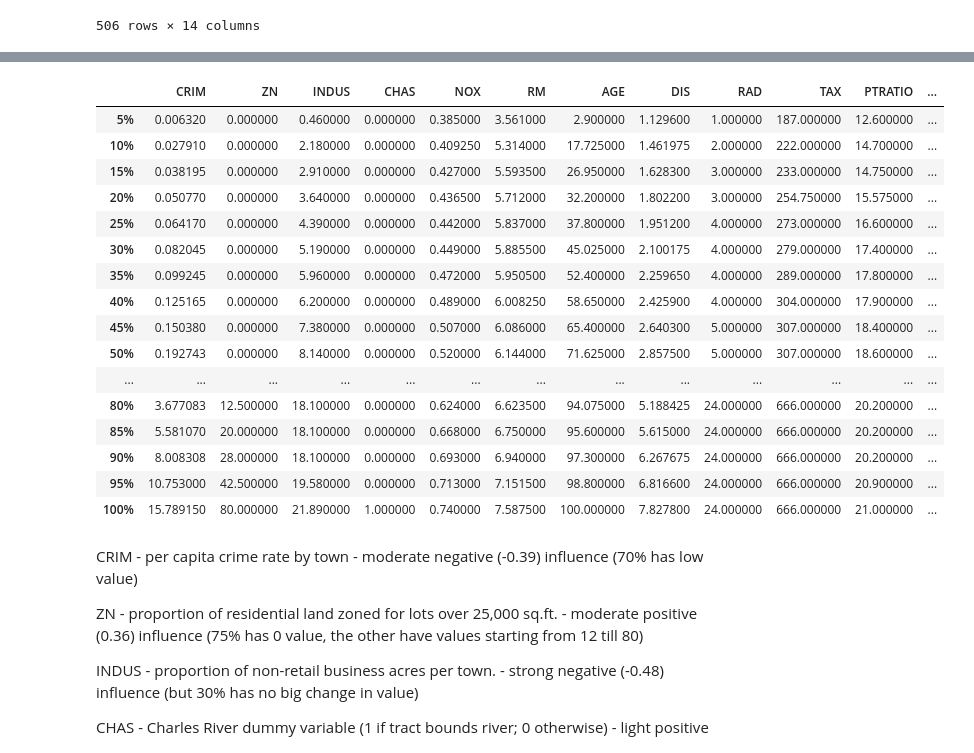
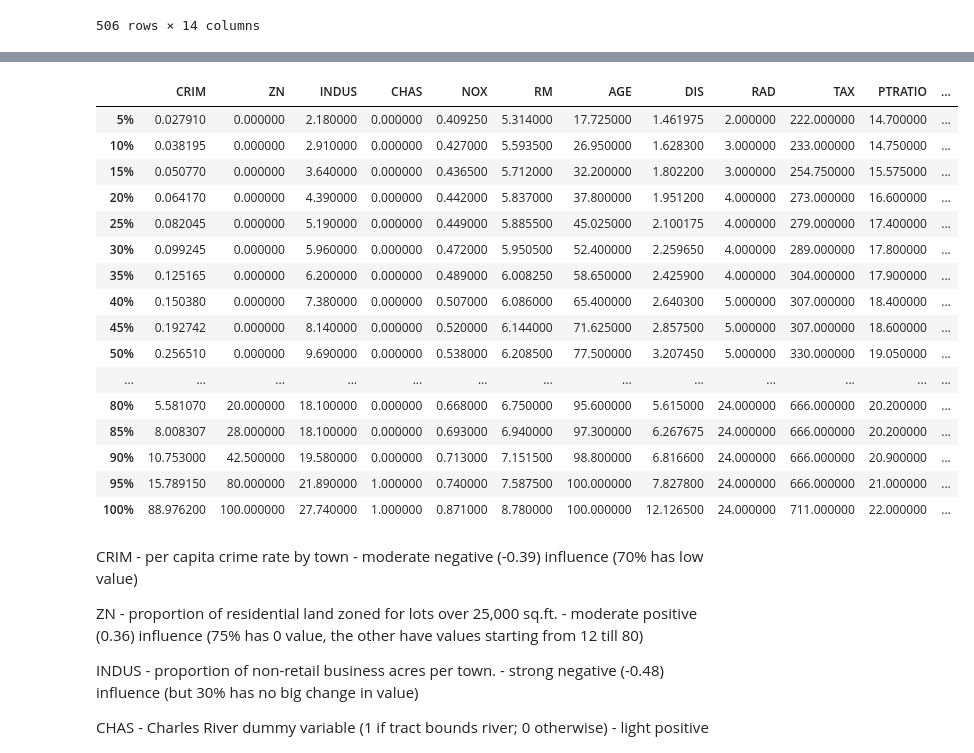
Before and after one commit to ViktoryiaKavalchuk/ds-learning, a Jupyter notebook: lesson_6/hw_6.ipynb, the cells around one changed output, grey strips where cells are left out. Saved outputs shown, nothing was run; the diff lists cells and outputs as text; code cells hidden in the pictures.

```diff
--- a/lesson_6/hw_6.ipynb
+++ b/lesson_6/hw_6.ipynb
@@ -42,40 +101,40 @@ table
 | 75% | 3.677083 | 12.500000 | 18.100000 | 0.000000 | 0.624000 | 6.623500 | 94.075000 | 5.188425 | 24.000000 | 666.000000 | 20.200000 | ... |
 | max | 88.976200 | 100.000000 | 27.740000 | 1.000000 | 0.871000 | 8.780000 | 100.000000 | 12.126500 | 24.000000 | 711.000000 | 22.000000 | ... |
 # %%
-#найти коэфициенты, без линейной регрессии и производной
+# найти коэфициенты, без линейной регрессии
 
 quantile_step_percent = 5
 row_headers = [f"{step}%" for step in range(quantile_step_percent, 101, quantile_step_percent)]
 
 quantile_list = []
 for column_name in column_names:
     row = []
-    for quantile in numpy.arange(0, 1, quantile_step_percent / 100):
+    for quantile in numpy.linspace(quantile_step_percent / 100, 1, len(row_headers)):
         value = float(numpy.quantile(data[column_name], quantile))
         row.append(value)
     quantile_list.append(row)
 
 quantile_table = pandas.DataFrame(quantile_list, index=column_names, columns=row_headers).T.map(lambda x: f"{x:.6f}")
 
 quantile_table
 # %% [output]
 |  | CRIM | ZN | INDUS | CHAS | NOX | RM | AGE | DIS | RAD | TAX | PTRATIO | ... |
-| 5% | 0.006320 | 0.000000 | 0.460000 | 0.000000 | 0.385000 | 3.561000 | 2.900000 | 1.129600 | 1.000000 | 187.000000 | 12.600000 | ... |
-| 10% | 0.027910 | 0.000000 | 2.180000 | 0.000000 | 0.409250 | 5.314000 | 17.725000 | 1.461975 | 2.000000 | 222.000000 | 14.700000 | ... |
-| 15% | 0.038195 | 0.000000 | 2.910000 | 0.000000 | 0.427000 | 5.593500 | 26.950000 | 1.628300 | 3.000000 | 233.000000 | 14.750000 | ... |
-| 20% | 0.050770 | 0.000000 | 3.640000 | 0.000000 | 0.436500 | 5.712000 | 32.200000 | 1.802200 | 3.000000 | 254.750000 | 15.575000 | ... |
-| 25% | 0.064170 | 0.000000 | 4.390000 | 0.000000 | 0.442000 | 5.837000 | 37.800000 | 1.951200 | 4.000000 | 273.000000 | 16.600000 | ... |
-| 30% | 0.082045 | 0.000000 | 5.190000 | 0.000000 | 0.449000 | 5.885500 | 45.025000 | 2.100175 | 4.000000 | 279.000000 | 17.400000 | ... |
-| 35% | 0.099245 | 0.000000 | 5.960000 | 0.000000 | 0.472000 | 5.950500 | 52.400000 | 2.259650 | 4.000000 | 289.000000 | 17.800000 | ... |
-| 40% | 0.125165 | 0.000000 | 6.200000 | 0.000000 | 0.489000 | 6.008250 | 58.650000 | 2.425900 | 4.000000 | 304.000000 | 17.900000 | ... |
-| 45% | 0.150380 | 0.000000 | 7.380000 | 0.000000 | 0.507000 | 6.086000 | 65.400000 | 2.640300 | 5.000000 | 307.000000 | 18.400000 | ... |
-| 50% | 0.192743 | 0.000000 | 8.140000 | 0.000000 | 0.520000 | 6.144000 | 71.625000 | 2.857500 | 5.000000 | 307.000000 | 18.600000 | ... |
+| 5% | 0.027910 | 0.000000 | 2.180000 | 0.000000 | 0.409250 | 5.314000 | 17.725000 | 1.461975 | 2.000000 | 222.000000 | 14.700000 | ... |
+| 10% | 0.038195 | 0.000000 | 2.910000 | 0.000000 | 0.427000 | 5.593500 | 26.950000 | 1.628300 | 3.000000 | 233.000000 | 14.750000 | ... |
+| 15% | 0.050770 | 0.000000 | 3.640000 | 0.000000 | 0.436500 | 5.712000 | 32.200000 | 1.802200 | 3.000000 | 254.750000 | 15.575000 | ... |
+| 20% | 0.064170 | 0.000000 | 4.390000 | 0.000000 | 0.442000 | 5.837000 | 37.800000 | 1.951200 | 4.000000 | 273.000000 | 16.600000 | ... |
+| 25% | 0.082045 | 0.000000 | 5.190000 | 0.000000 | 0.449000 | 5.885500 | 45.025000 | 2.100175 | 4.000000 | 279.000000 | 17.400000 | ... |
+| 30% | 0.099245 | 0.000000 | 5.960000 | 0.000000 | 0.472000 | 5.950500 | 52.400000 | 2.259650 | 4.000000 | 289.000000 | 17.800000 | ... |
+| 35% | 0.125165 | 0.000000 | 6.200000 | 0.000000 | 0.489000 | 6.008250 | 58.650000 | 2.425900 | 4.000000 | 304.000000 | 17.900000 | ... |
+| 40% | 0.150380 | 0.000000 | 7.380000 | 0.000000 | 0.507000 | 6.086000 | 65.400000 | 2.640300 | 5.000000 | 307.000000 | 18.400000 | ... |
+| 45% | 0.192742 | 0.000000 | 8.140000 | 0.000000 | 0.520000 | 6.144000 | 71.625000 | 2.857500 | 5.000000 | 307.000000 | 18.600000 | ... |
+| 50% | 0.256510 | 0.000000 | 9.690000 | 0.000000 | 0.538000 | 6.208500 | 77.500000 | 3.207450 | 5.000000 | 330.000000 | 19.050000 | ... |
 | ... | ... | ... | ... | ... | ... | ... | ... | ... | ... | ... | ... | ... |
-| 80% | 3.677083 | 12.500000 | 18.100000 | 0.000000 | 0.624000 | 6.623500 | 94.075000 | 5.188425 | 24.000000 | 666.000000 | 20.200000 | ... |
-| 85% | 5.581070 | 20.000000 | 18.100000 | 0.000000 | 0.668000 | 6.750000 | 95.600000 | 5.615000 | 24.000000 | 666.000000 | 20.200000 | ... |
-| 90% | 8.008308 | 28.000000 | 18.100000 | 0.000000 | 0.693000 | 6.940000 | 97.300000 | 6.267675 | 24.000000 | 666.000000 | 20.200000 | ... |
-| 95% | 10.753000 | 42.500000 | 19.580000 | 0.000000 | 0.713000 | 7.151500 | 98.800000 | 6.816600 | 24.000000 | 666.000000 | 20.900000 | ... |
-| 100% | 15.789150 | 80.000000 | 21.890000 | 1.000000 | 0.740000 | 7.587500 | 100.000000 | 7.827800 | 24.000000 | 666.000000 | 21.000000 | ... |
+| 80% | 5.581070 | 20.000000 | 18.100000 | 0.000000 | 0.668000 | 6.750000 | 95.600000 | 5.615000 | 24.000000 | 666.000000 | 20.200000 | ... |
+| 85% | 8.008307 | 28.000000 | 18.100000 | 0.000000 | 0.693000 | 6.940000 | 97.300000 | 6.267675 | 24.000000 | 666.000000 | 20.200000 | ... |
+| 90% | 10.753000 | 42.500000 | 19.580000 | 0.000000 | 0.713000 | 7.151500 | 98.800000 | 6.816600 | 24.000000 | 666.000000 | 20.900000 | ... |
+| 95% | 15.789150 | 80.000000 | 21.890000 | 1.000000 | 0.740000 | 7.587500 | 100.000000 | 7.827800 | 24.000000 | 666.000000 | 21.000000 | ... |
+| 100% | 88.976200 | 100.000000 | 27.740000 | 1.000000 | 0.871000 | 8.780000 | 100.000000 | 12.126500 | 24.000000 | 711.000000 | 22.000000 | ... |
 # %% [markdown]
 CRIM - per capita crime rate by town
     - moderate negative (-0.39) influence (70% has low value)
```
Also changed, not shown: parts of 15 cells of this notebook.
